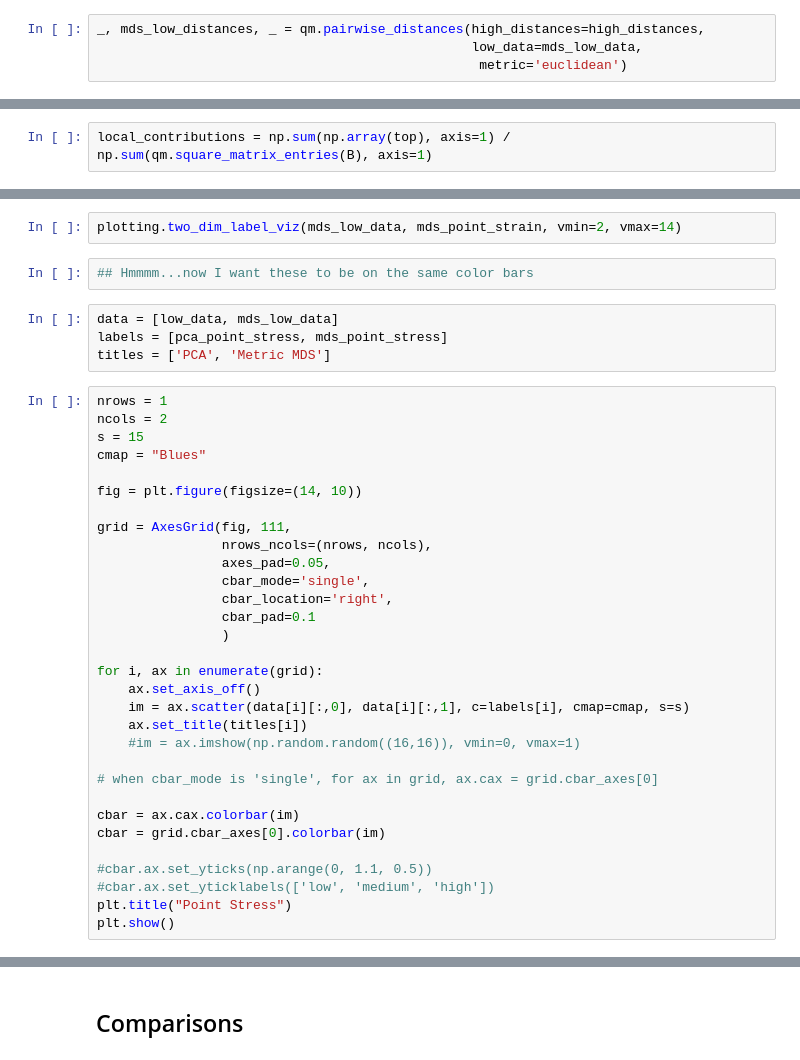
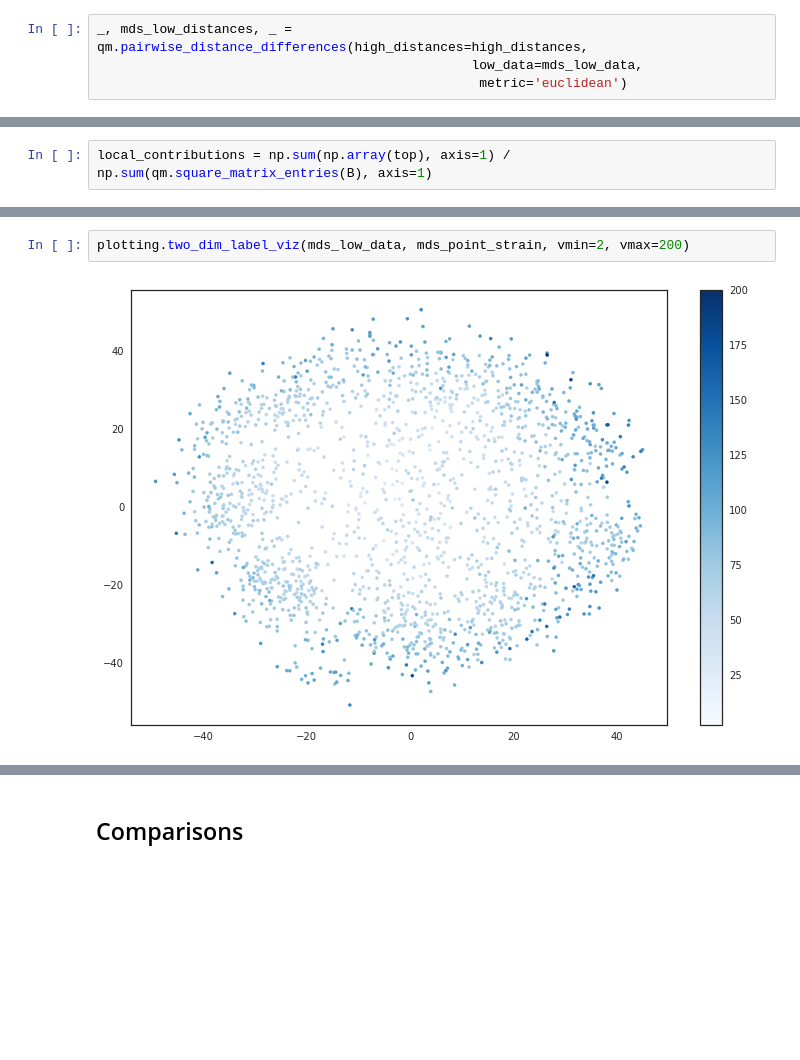
Before and after one commit to acwooding/dimension_reduction, a Jupyter notebook: notebooks/01-acw-initial-exploration.ipynb, the cells around one changed output, grey strips where cells are left out. Cells and saved outputs as stored; diff of their text form; blank space fills up the shorter version.

```diff
--- a/notebooks/01-acw-initial-exploration.ipynb
+++ b/notebooks/01-acw-initial-exploration.ipynb
@@ -241,5 +237,5 @@ mds.stress_
 # %%
-_, mds_low_distances, _ = qm.pairwise_distances(high_distances=high_distances,
+_, mds_low_distances, _ = qm.pairwise_distance_differences(high_distances=high_distances,
                                                 low_data=mds_low_data,
                                                  metric='euclidean')
 # %%
@@ -363,39 +316,4 @@ min(mds_point_strain), max(mds_point_strain)
 # %%
-plotting.two_dim_label_viz(mds_low_data, mds_point_strain, vmin=2, vmax=14)
+plotting.two_dim_label_viz(mds_low_data, mds_point_strain, vmin=2, vmax=200)
+# %% [output]
+[figure, added]
-# %%
-## Hmmmm...now I want these to be on the same color bars
-# %%
-data = [low_data, mds_low_data]
-labels = [pca_point_stress, mds_point_stress]
-titles = ['PCA', 'Metric MDS']
-# %%
-nrows = 1
-ncols = 2
-s = 15
-cmap = "Blues"
-
-fig = plt.figure(figsize=(14, 10))
-
-grid = AxesGrid(fig, 111,
-                nrows_ncols=(nrows, ncols),
-                axes_pad=0.05,
-                cbar_mode='single',
-                cbar_location='right',
-                cbar_pad=0.1
-                )
-
-for i, ax in enumerate(grid):
-    ax.set_axis_off()
-    im = ax.scatter(data[i][:,0], data[i][:,1], c=labels[i], cmap=cmap, s=s)
-    ax.set_title(titles[i])
-    #im = ax.imshow(np.random.random((16,16)), vmin=0, vmax=1)
-
-# when cbar_mode is 'single', for ax in grid, ax.cax = grid.cbar_axes[0]
-
-cbar = ax.cax.colorbar(im)
-cbar = grid.cbar_axes[0].colorbar(im)
-
-#cbar.ax.set_yticks(np.arange(0, 1.1, 0.5))
-#cbar.ax.set_yticklabels(['low', 'medium', 'high'])
-plt.title("Point Stress")
-plt.show()
```
Also changed, not shown: parts of 26 cells of this notebook, 1 other file.
